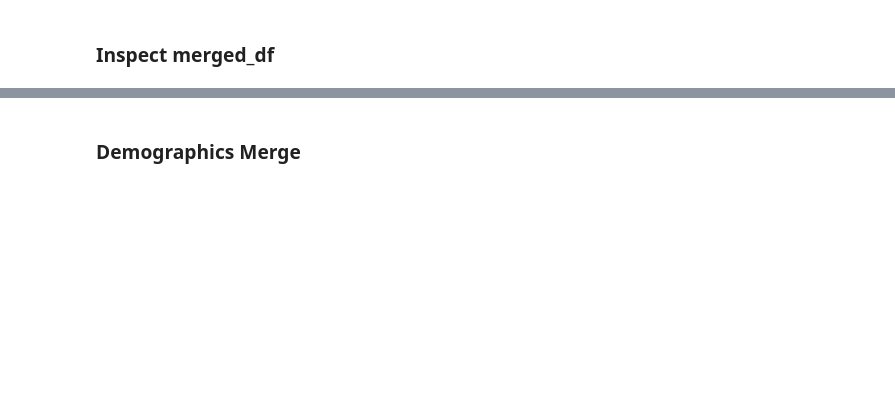
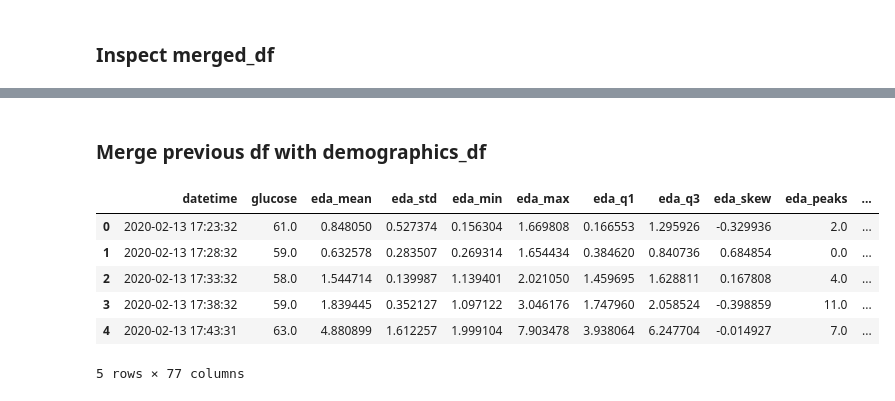
Before and after one commit to MSVWalker/Springboard, a Jupyter notebook: Capstone_2_Glucose_Monitoring/1a. Data Wrangling - Wearables and Demographics df.ipynb, the cells around one changed output, grey strips where cells are left out. Cells and saved outputs as stored; diff of their text form; code cells hidden in the pictures; blank space fills up the shorter version.

```diff
--- a/Capstone_2_Glucose_Monitoring/1a. Data Wrangling - Wearables and Demographics df.ipynb
+++ b/Capstone_2_Glucose_Monitoring/1a. Data Wrangling - Wearables and Demographics df.ipynb
@@ -557,17 +750,23 @@ demographics_df
 # Convert the 'datetime' index into a column
 final_df.reset_index(inplace=True)
 # %% [markdown]
-### Demographics Merge
+### Merge previous df with demographics_df
 # %%
 # Merge the patient_df with the demographics_df
 patient_df = final_df.merge(demographics_df, left_on='patient_id', right_on='ID', how='left')
 
 # Drop the 'ID' column as it's duplicate of 'patient_id' column
 patient_df = patient_df.drop('ID', axis=1)
 
-patient_df = patient_df.drop('index', axis=1)
-patient_df = patient_df.drop('level_0', axis=1)
 # Print the first 5 rows of the new DataFrame
 patient_df.head()
+# %% [output]
+|  | datetime | glucose | eda_mean | eda_std | eda_min | eda_max | eda_q1 | eda_q3 | eda_skew | eda_peaks | ... |
+| 0 | 2020-02-13 17:23:32 | 61.0 | 0.848050 | 0.527374 | 0.156304 | 1.669808 | 0.166553 | 1.295926 | -0.329936 | 2.0 | ... |
+| 1 | 2020-02-13 17:28:32 | 59.0 | 0.632578 | 0.283507 | 0.269314 | 1.654434 | 0.384620 | 0.840736 | 0.684854 | 0.0 | ... |
+| 2 | 2020-02-13 17:33:32 | 58.0 | 1.544714 | 0.139987 | 1.139401 | 2.021050 | 1.459695 | 1.628811 | 0.167808 | 4.0 | ... |
+| 3 | 2020-02-13 17:38:32 | 59.0 | 1.839445 | 0.352127 | 1.097122 | 3.046176 | 1.747960 | 2.058524 | -0.398859 | 11.0 | ... |
+| 4 | 2020-02-13 17:43:31 | 63.0 | 4.880899 | 1.612257 | 1.999104 | 7.903478 | 3.938064 | 6.247704 | -0.014927 | 7.0 | ... |
+5 rows × 77 columns
 # %%
 patient_df.columns
```
Also changed, not shown: parts of 31 cells of this notebook, 2 other files.
